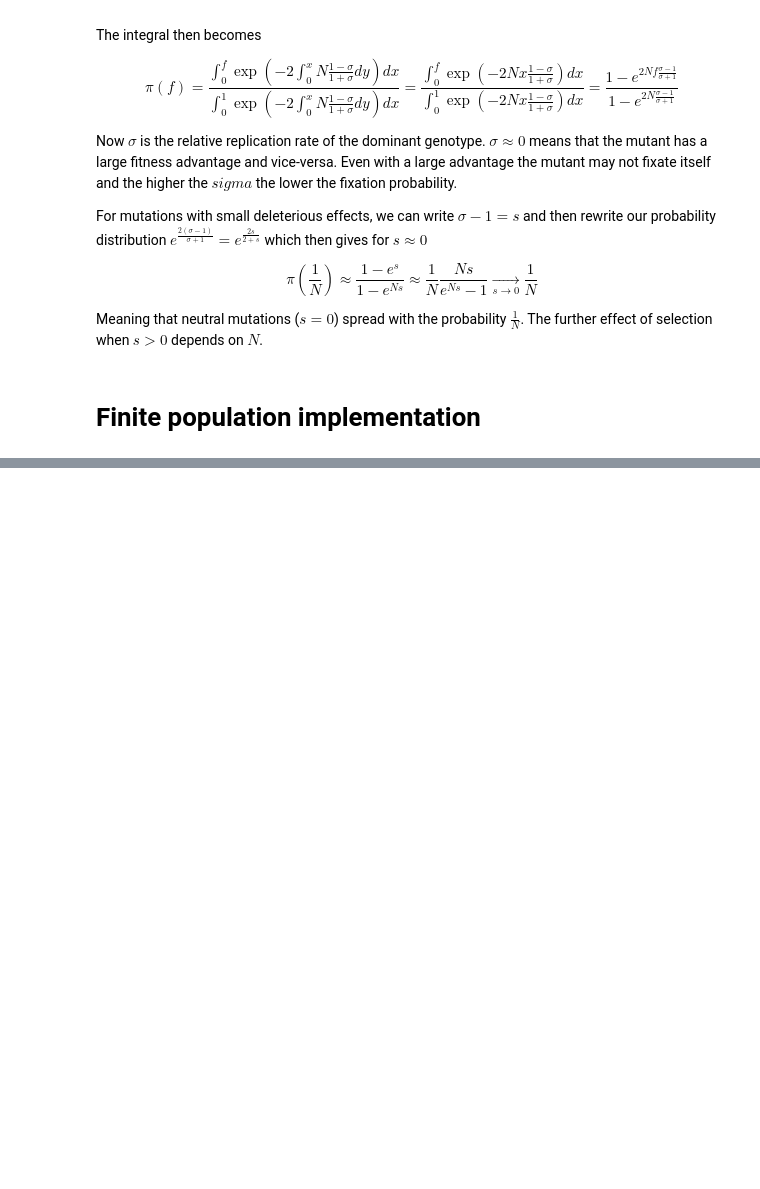
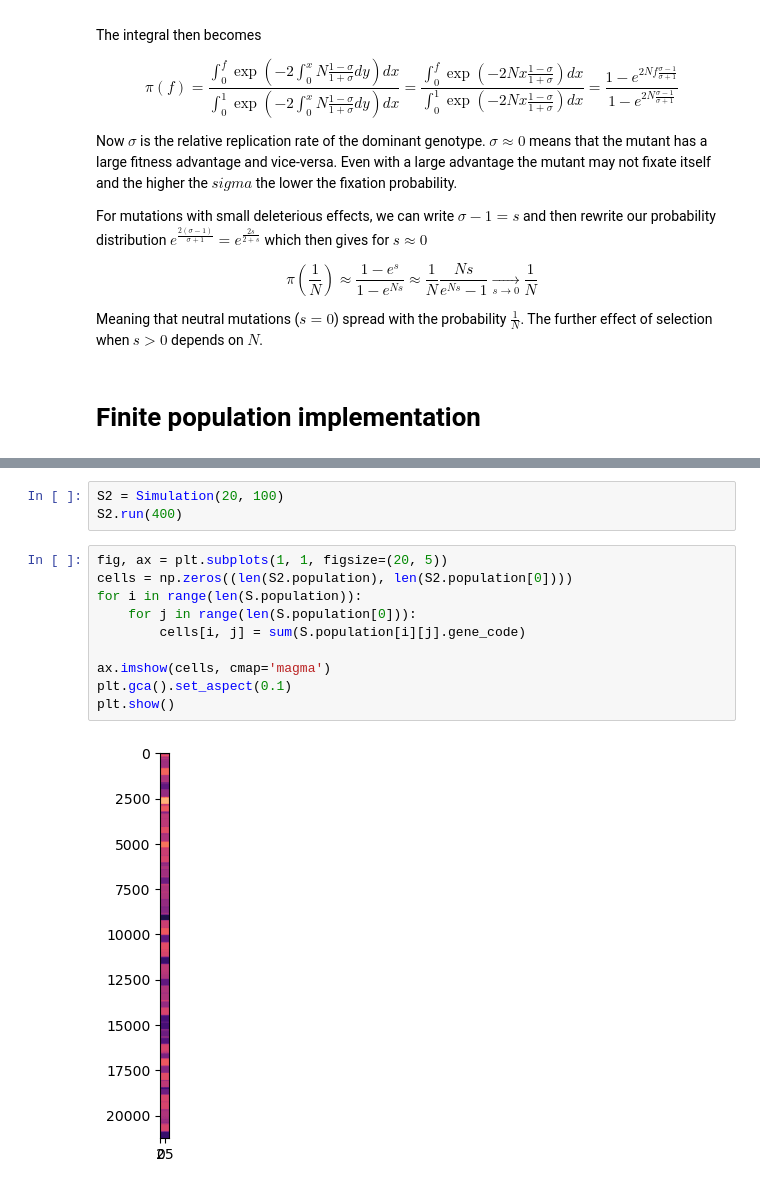
Before and after one commit to MathieuGr02/mathieugr.github.io, a Jupyter notebook: _notebooks/Computational-Biology-II/02-Finite-Populations.ipynb, the cells around one changed output, grey strips where cells are left out. Saved outputs shown, nothing was run; the diff lists cells and outputs as text; blank space fills up the shorter version.

```diff
--- a/_notebooks/Computational-Biology-II/02-Finite-Populations.ipynb
+++ b/_notebooks/Computational-Biology-II/02-Finite-Populations.ipynb
@@ -412,0 +411,15 @@ Generation 51.0
+# %%
+S2 = Simulation(20, 100)
+S2.run(400)
+# %%
+fig, ax = plt.subplots(1, 1, figsize=(20, 5))
+cells = np.zeros((len(S2.population), len(S2.population[0])))
+for i in range(len(S.population)):
+    for j in range(len(S.population[0])):
+        cells[i, j] = sum(S.population[i][j].gene_code)
+
+ax.imshow(cells, cmap='magma')
+plt.gca().set_aspect(0.1)
+plt.show()
+# %% [output]
+[figure, added]
```
Also changed, not shown: parts of 4 cells of this notebook, 2 other files.
